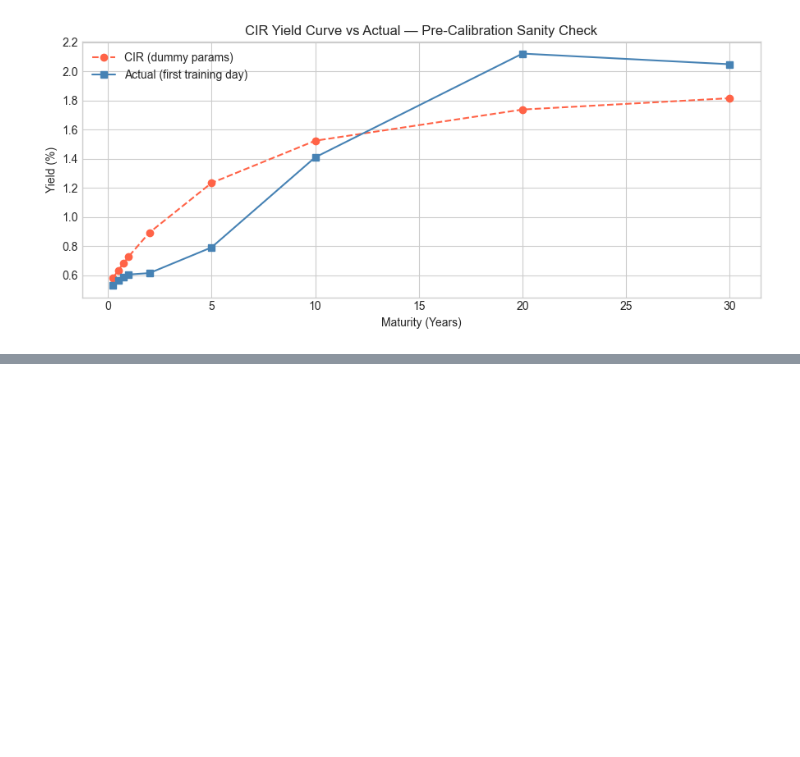
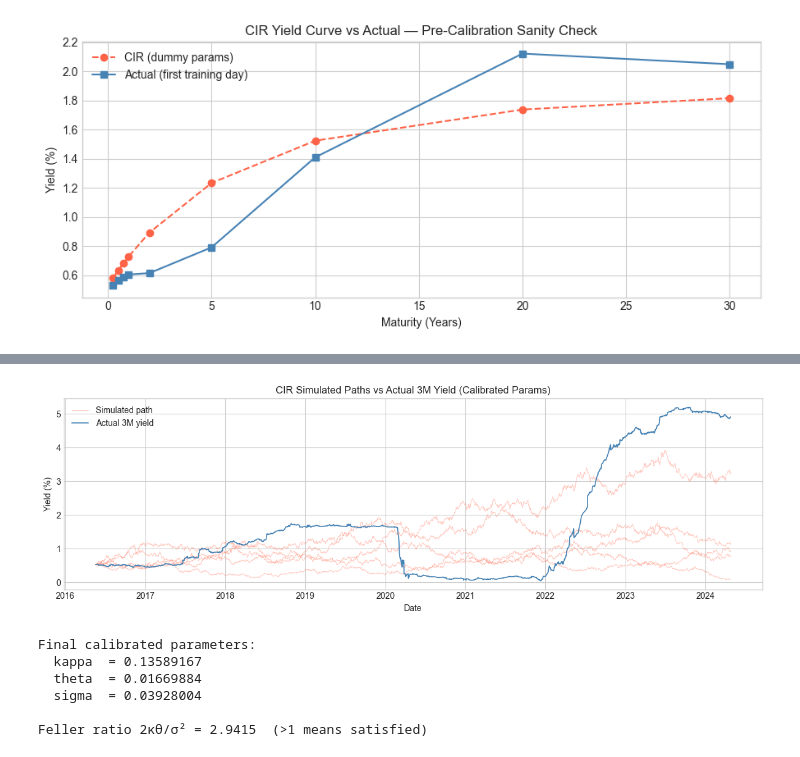
Before and after one commit to aayushp0403/stochastic-ir-modelling, a Jupyter notebook: notebooks/cir_model.ipynb, the cells around one changed output, grey strips where cells are left out. Saved outputs shown, nothing was run; the diff lists cells and outputs as text; code cells hidden in the pictures; blank space fills up the shorter version.

Commit message:
fixed theta MLE calibration, feller analysis

```diff
--- a/notebooks/cir_model.ipynb
+++ b/notebooks/cir_model.ipynb
@@ -434,0 +722,54 @@ Maturity      CIR Yield       Actual
+# %%
+def plot_calibration_check(train_df, kappa, theta, sigma,
+                           col='3M', n_sim=5, seed=42):
+    """
+    overlay simulated CIR paths on actual 3M series
+    paths won't track exactly — they're random — but should have
+    similar range and mean-reverting character
+    """
+    np.random.seed(seed)
+    r_actual = train_df[col].values
+    dt = 1/252
+    n  = len(r_actual)
+
+    fig, ax = plt.subplots(figsize=(12, 4))
+
+    for i in range(n_sim):
+        r_sim    = np.zeros(n)
+        r_sim[0] = r_actual[0]
+        for t in range(1, n):
+            dr = (kappa * (theta - r_sim[t-1]) * dt
+                  + sigma * np.sqrt(max(r_sim[t-1], 0)) * np.sqrt(dt)
+                  * np.random.randn())
+            r_sim[t] = max(r_sim[t-1] + dr, 0)
+        ax.plot(train_df['Date'], r_sim * 100,
+                alpha=0.35, linewidth=0.7, color='tomato',
+                label='Simulated path' if i == 0 else '_')
+
+    ax.plot(train_df['Date'], r_actual * 100,
+            color='steelblue', linewidth=1.2, label='Actual 3M yield')
+    ax.set_title("CIR Simulated Paths vs Actual 3M Yield (Calibrated Params)")
+    ax.set_xlabel("Date")
+    ax.set_ylabel("Yield (%)")
+    ax.legend()
+    plt.tight_layout()
+    plt.show()
+
+plot_calibration_check(train, kappa, theta, sigma)
+# %% [output]
+[figure, added]
+# %%
+CIR_PARAMS = {'kappa': kappa, 'theta': theta, 'sigma': sigma}
+
+print("Final calibrated parameters:")
+for k, v in CIR_PARAMS.items():
+    print(f"  {k:6s} = {float(v):.8f}")
+
+print(f"\nFeller ratio 2κθ/σ² = {2*kappa*theta/sigma**2:.4f}  (>1 means satisfied)")
+# %% [output]
+Final calibrated parameters:
+  kappa  = 0.13589167
+  theta  = 0.01669884
+  sigma  = 0.03928004
+
+Feller ratio 2κθ/σ² = 2.9415  (>1 means satisfied)
```
Also changed, not shown: parts of 5 cells of this notebook.
